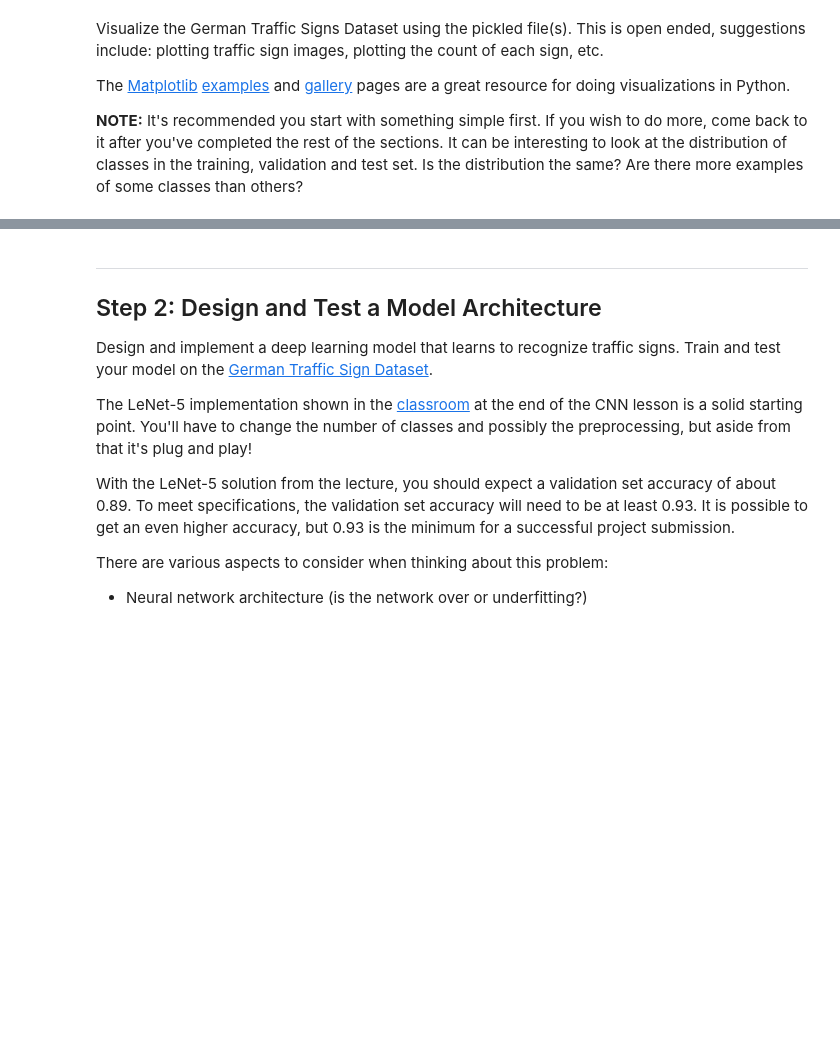
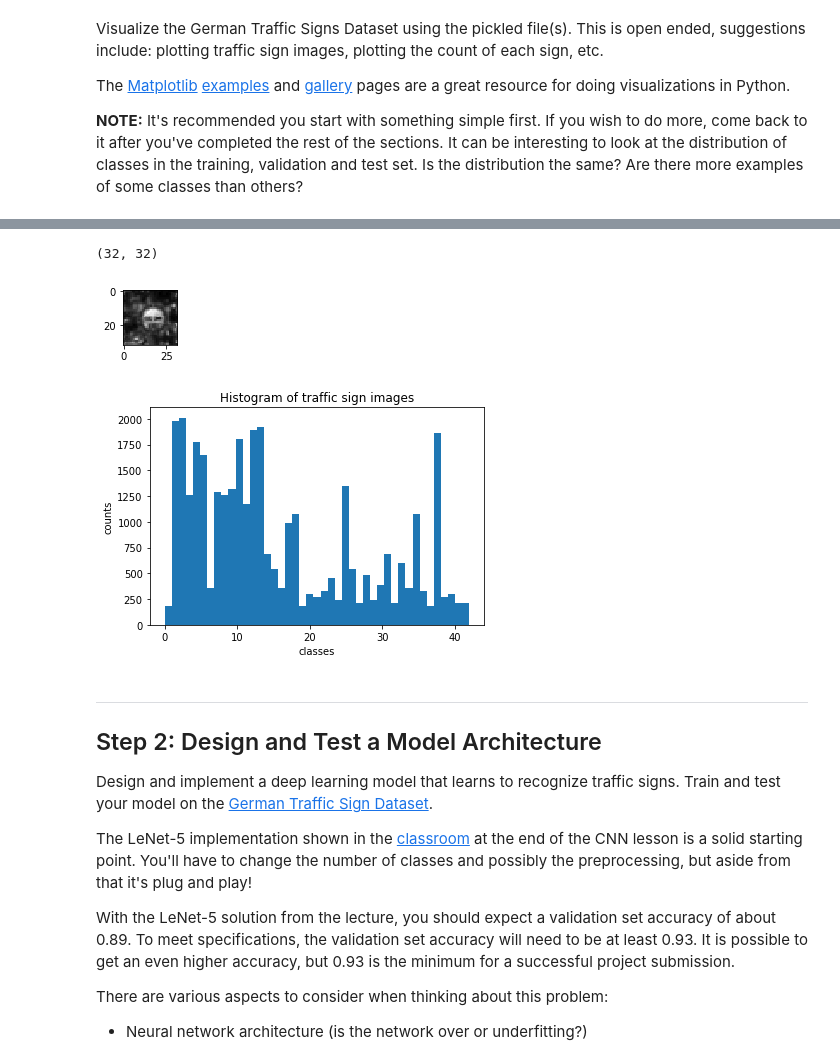
Before and after one commit to alaxwang/CarND-Traffic-Sign-Classifier-Project, a Jupyter notebook: Traffic_Sign_Classifier.ipynb, the cells around one changed output, grey strips where cells are left out. Cells and saved outputs as stored; diff of their text form; code cells hidden in the pictures; blank space fills up the shorter version.

```diff
--- a/Traffic_Sign_Classifier.ipynb
+++ b/Traffic_Sign_Classifier.ipynb
@@ -25,9 +25,9 @@ import pickle
 
 # TODO: Fill this in based on where you saved the training and testing data
 
-training_file = "/Users/KunWang/self-driving/CarND-Traffic-Sign-Classifier-Project/data/train.p"
-validation_file= "/Users/KunWang/self-driving/CarND-Traffic-Sign-Classifier-Project/data/test.p"
-testing_file = "/Users/KunWang/self-driving/CarND-Traffic-Sign-Classifier-Project/data/test.p"
+training_file = "data/train.p"
+validation_file= "data/test.p"
+testing_file = "data/test.p"
 
 with open(training_file, mode='rb') as f:
     train = pickle.load(f)
@@ -127,3 +105,69 @@ print(y_train[index])
+# %%
+### Data exploration visualization code goes here.
+### Feel free to use as many code cells as needed.
+
+
+import random
+import numpy as np
+import matplotlib.pyplot as plt
+%matplotlib inline
+import cv2
+import csv
+from numpy import genfromtxt
+
+
+
+index = random.randint(0, len(X_train))
+image = X_train[index].squeeze()
+x_gray = cv2.cvtColor(X_train[0],cv2.COLOR_RGB2GRAY)
+print(x_gray.shape)
+gray_img = cv2.cvtColor(image, cv2.COLOR_RGB2GRAY)
+plt.figure(figsize=(1,1))
+plt.imshow(gray_img, cmap='gray')
+#print(y_train[index])
+
+fig, ax = plt.subplots()
+ind = np.arange(n_classes)
+n, bins, patches = ax.hist(y_train, n_classes)
+ax.set_xlabel('classes')
+ax.set_ylabel('counts')
+ax.set_title(r'Histogram of traffic sign images')
+#p1 = ax.bar(ind,0,width,color='r',bottom=0,yerr=0)
+plt.show()
+
+#
+my_data = genfromtxt('signnames.csv', delimiter=',' , dtype=None)
+label_to_str = {}
+for i in range(len(my_data)):
+    if i == 0:
+        continue
+    label_to_str[int(my_data[i][0])] = str(my_data[i][1])
+
+def ShowPicColor():
+    #plt.imshow(X[0], cmap='gray')
+    fig, axs = plt.subplots(2,5, figsize=(16, 6))
+    axs = axs.ravel()
+    for i in range(10):
+        index = random.randint(0, len(X_train))
+        image = X_train[index]
+        axs[i].imshow(image)
+        axs[i].axis('off')
+        axs[i].set_title(label_to_str[y_train[index]])
+
+def ShowPicAllGray(X):
+    #plt.imshow(X[0], cmap='gray')
+    fig, axs = plt.subplots(1,5, figsize=(16, 6))
+    axs = axs.ravel()
+    for i in range(len(X)):
+        image = X[i]
+        axs[i].imshow(image.reshape(32,32), plt.cm.gray)
+        axs[i].axis('off')
+        #axs[i].set_title(label_to_str[y_train[index]])
+#ShowPicColor()
+# %% [output]
+(32, 32)
+[figure, added]
+[figure, added]
 # %% [markdown]
 ----
 
```
Also changed, not shown: parts of 10 cells of this notebook, 8 other files.
